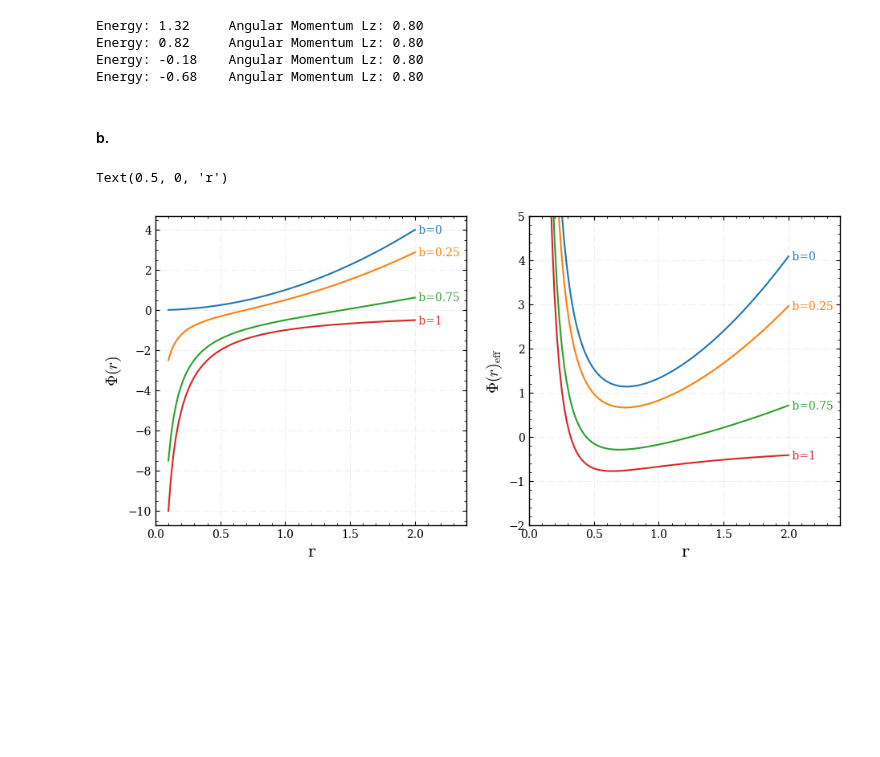
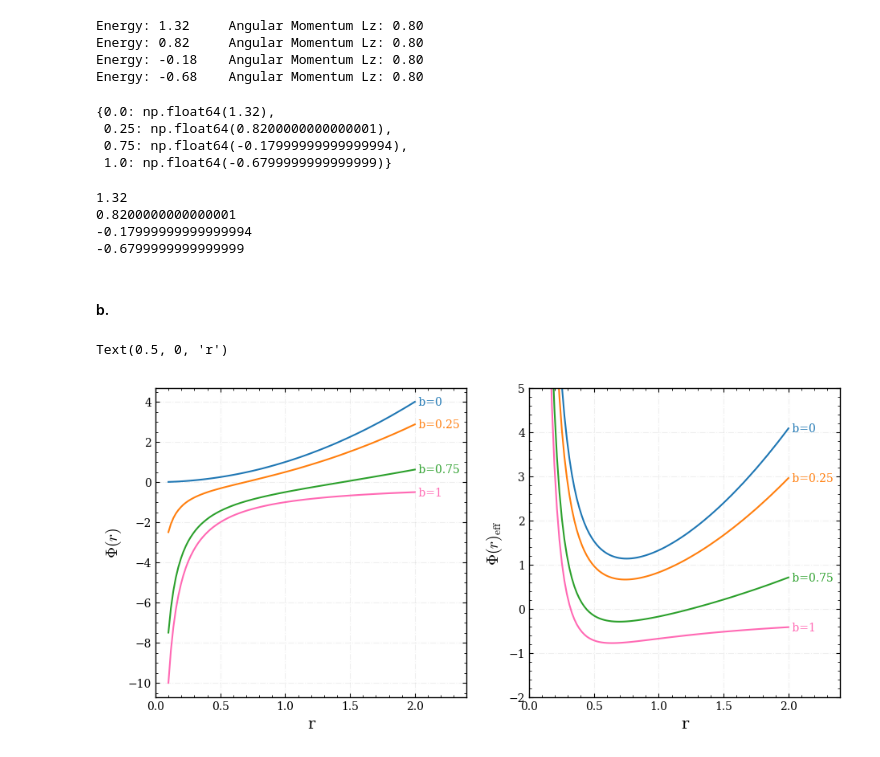
Before and after one commit to nassmohammed/galacticdynamics, a Jupyter notebook: assignment1/submission_a1.ipynb, the cells around one changed output. Saved outputs shown, nothing was run; the diff lists cells and outputs as text; code cells hidden in the pictures; blank space fills up the shorter version.

```diff
--- a/assignment1/submission_a1.ipynb
+++ b/assignment1/submission_a1.ipynb
@@ -238,40 +259,55 @@ Energy: 1.32     Angular Momentum Lz: 0.80
 Energy: 0.82     Angular Momentum Lz: 0.80
 Energy: -0.18    Angular Momentum Lz: 0.80
 Energy: -0.68    Angular Momentum Lz: 0.80
+# %%
+energies
+# %% [output]
+{0.0: np.float64(1.32),
+ 0.25: np.float64(0.8200000000000001),
+ 0.75: np.float64(-0.17999999999999994),
+ 1.0: np.float64(-0.6799999999999999)}
+# %%
+for e in energies:
+    print(energies[e])
+# %% [output]
+1.32
+0.8200000000000001
+-0.17999999999999994
+-0.6799999999999999
 # %% [markdown]
 #### b.
 # %%
 import matplotlib.pyplot as plt
 fig, [ax, ax1] = plt.subplots(1, 2, figsize=(11, 5))
 
 r_array = np.linspace(0.1, 2, 100)
+colors = ['tab:blue', 'tab:orange', 'tab:green', 'hotpink']
 
-for b in array_b:
+for idx, b in enumerate(array_b):
     y = potential(r_array, b)
-    (ln,) = ax.plot(r_array, y)
-    ax.text(r_array[-1], y[-1], f" b={b:g}", va="center", color=ln.get_color())
+    (ln,) = ax.plot(r_array, y, color=colors[idx])
+    ax.text(r_array[-1], y[-1], f" b={b:g}", va="center", color=colors[idx])
     ax.set_xlim(0, 2.4)
 
 ax.set_ylabel(r'$\Phi(r)$', fontsize=14)
 ax.set_xlabel('r', fontsize=14)
 
 def effective_potential(x, v, r, b):
     Phi = potential(r, b)
     L = x[0]*v[1] - x[1]*v[0]
     return Phi + L**2/(2*r**2)
 
-for b in array_b:
+for idx, b in enumerate(array_b):
     y = effective_potential(x_0, v_0, r_array, b)
-    (ln,) = ax1.plot(r_array, y)
-    ax1.text(r_array[-1], y[-1], f" b={b:g}", va="center", color=ln.get_color())
-
+    (ln,) = ax1.plot(r_array, y, color=colors[idx])
+    ax1.text(r_array[-1], y[-1], f" b={b:g}", va="center", color=colors[idx])
 
 ax1.set_xlim(0, 2.4)
 ax1.set_ylim(-2, 5)
 ax1.set_ylabel(r'$\Phi(r)_\text{eff}$', fontsize=14)
 ax1.set_xlabel('r', fontsize=14)
 # %% [output]
 Text(0.5, 0, 'r')
-[figure, old version]
+[figure, new version]
 # %% [markdown]
 #### c.
```
Also changed, not shown: parts of 25 cells of this notebook, 1 other file.
